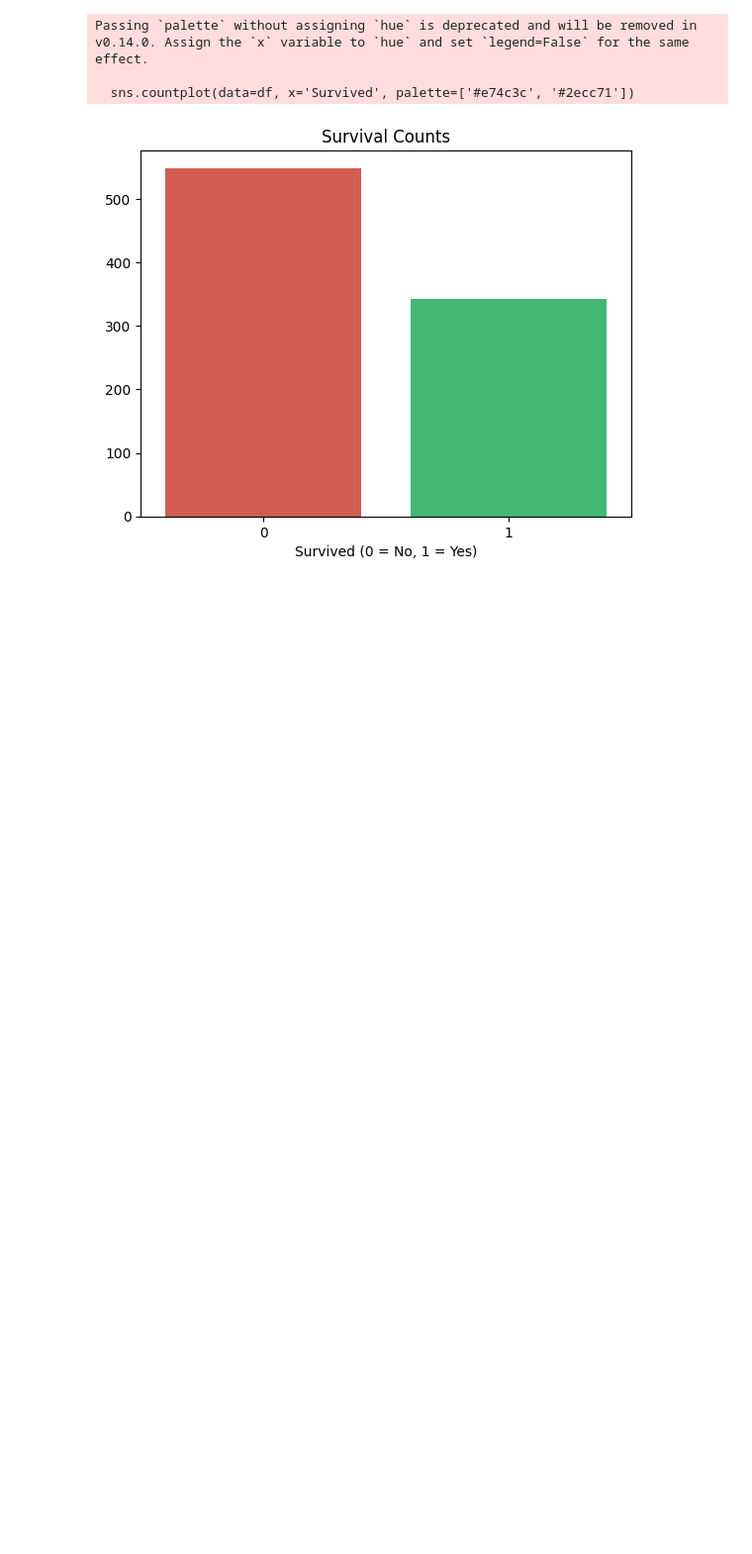
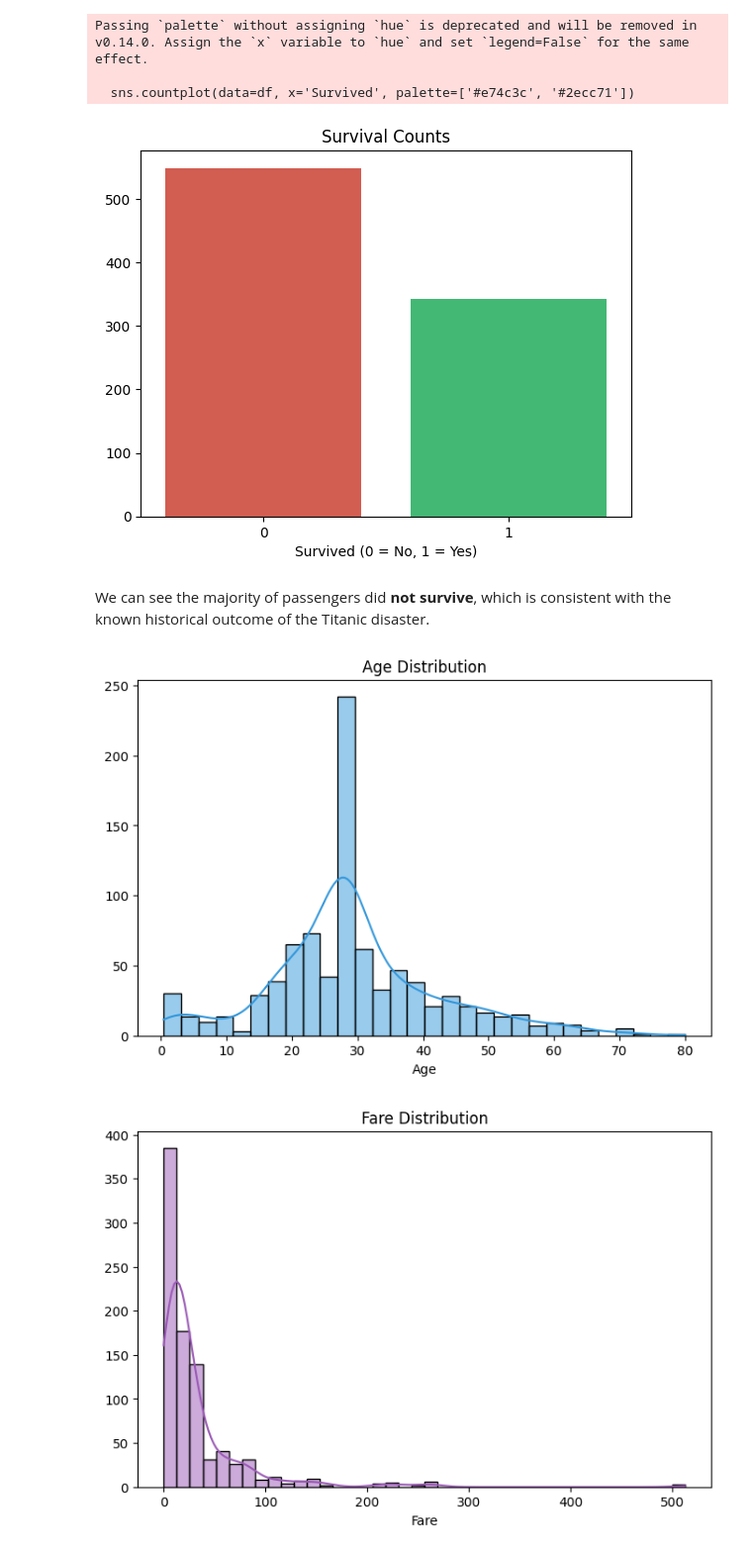
Before and after one commit to rodrigo-glez/eda-practice-titanic, a Jupyter notebook: notebooks/eda_titanic.ipynb, the cells around one changed output. Shown: that part at 99% size. Saved outputs shown, nothing was run; the diff lists cells and outputs as text; code cells hidden in the pictures; blank space fills up the shorter version.

```diff
--- a/notebooks/eda_titanic.ipynb
+++ b/notebooks/eda_titanic.ipynb
@@ -73,3 +73,23 @@ Passing `palette` without assigning `hue` is deprecated and will be removed in v
 
   sns.countplot(data=df, x='Survived', palette=['#e74c3c', '#2ecc71'])
 [figure]
+# %% [markdown]
+We can see the majority of passengers did **not survive**, which is consistent with the known historical outcome of the Titanic disaster.
+# %%
+# Distribution of numerical features - 'Age' and 'Fare'
+plt.figure(figsize=(8, 5))
+sns.histplot(df['Age'], kde=True, bins=30, color='#3498db')
+plt.title('Age Distribution')
+plt.xlabel('Age')
+plt.ylabel('')
+plt.show()
+
+plt.figure(figsize=(8, 5))
+sns.histplot(df['Fare'], kde=True, bins=40, color='#9b59b6')
+plt.title('Fare Distribution')
+plt.xlabel('Fare')
+plt.ylabel('')
+plt.show()
+# %% [output]
+[figure, added]
+[figure, added]
```
Also changed, not shown: parts of 1 cell of this notebook.
